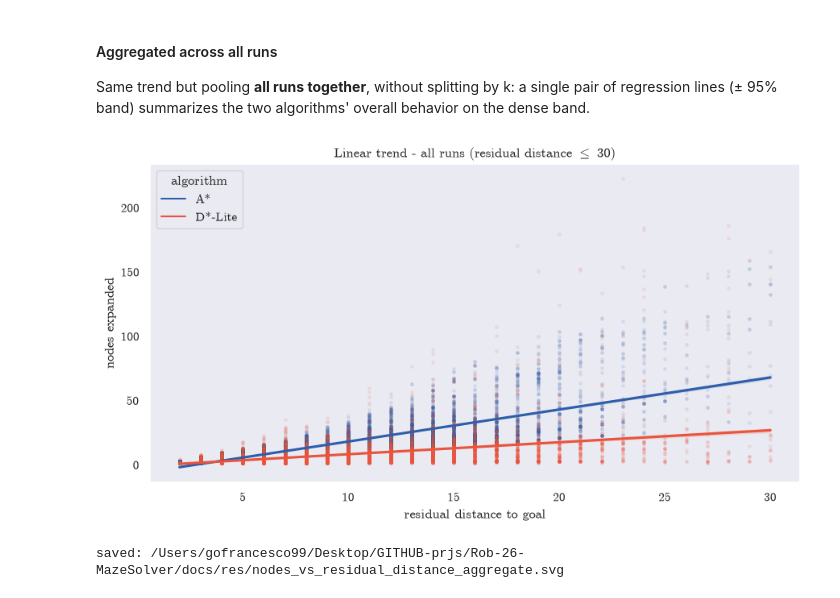
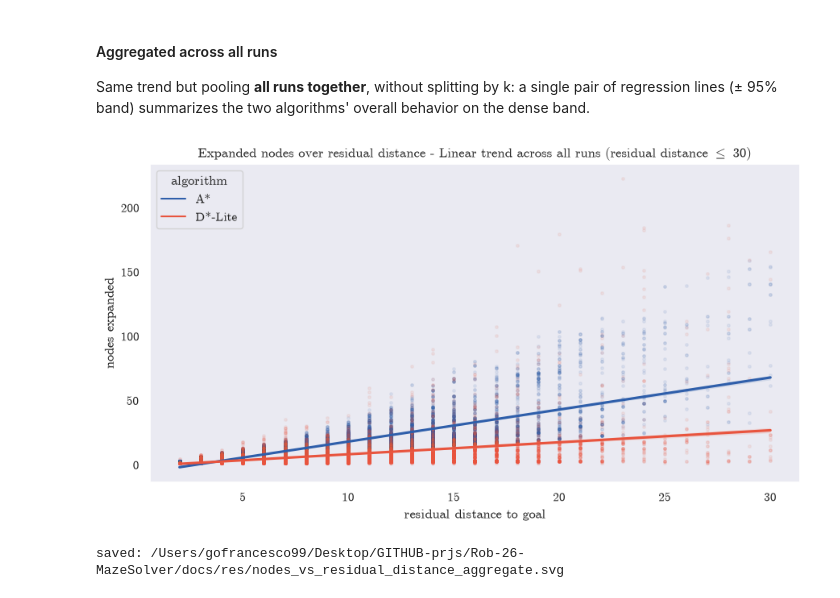
Before and after one commit to FrancescoGuarda/Rob-26-MazeSolver, a Jupyter notebook: notebooks/data_analysis.ipynb, the cells around one changed output. Saved outputs shown, nothing was run; the diff lists cells and outputs as text; code cells hidden in the pictures.

```diff
--- a/notebooks/data_analysis.ipynb
+++ b/notebooks/data_analysis.ipynb
@@ -223,19 +238,19 @@ behavior on the dense band.
 # %%
 fig = plt.figure(figsize=(9, 5))
 for algo, label in ALGO_LABEL.items():
     sub = dense[dense["algorithm"] == label]
     sns.regplot(data=sub, x="residual_distance", y="nodes_expanded", order=1, ci=95,
                 color=ALGO_COLOR[algo], scatter_kws={"s": 6, "alpha": 0.08})
 handles = [mlines.Line2D([], [], color=ALGO_COLOR[a], label=l)
            for a, l in ALGO_LABEL.items()]
 plt.legend(handles=handles, title="algorithm")
 plt.xlabel("residual distance to goal")
 plt.ylabel("nodes expanded")
-plt.title(rf"Linear trend - all runs (residual distance $\leq$ {RESIDUAL_MAX})")
+plt.title(rf"Expanded nodes over residual distance - Linear trend across all runs (residual distance $\leq$ {RESIDUAL_MAX})")
 plt.tight_layout()
 plt.show()
 # %% [output]
-[figure, old version]
+[figure, new version]
 # %%
 fig.savefig(FIGURES_DIR / "nodes_vs_residual_distance_aggregate.svg", bbox_inches="tight")
 print(f"saved: {FIGURES_DIR / 'nodes_vs_residual_distance_aggregate.svg'}")
```
Also changed, not shown: parts of 20 cells of this notebook.
